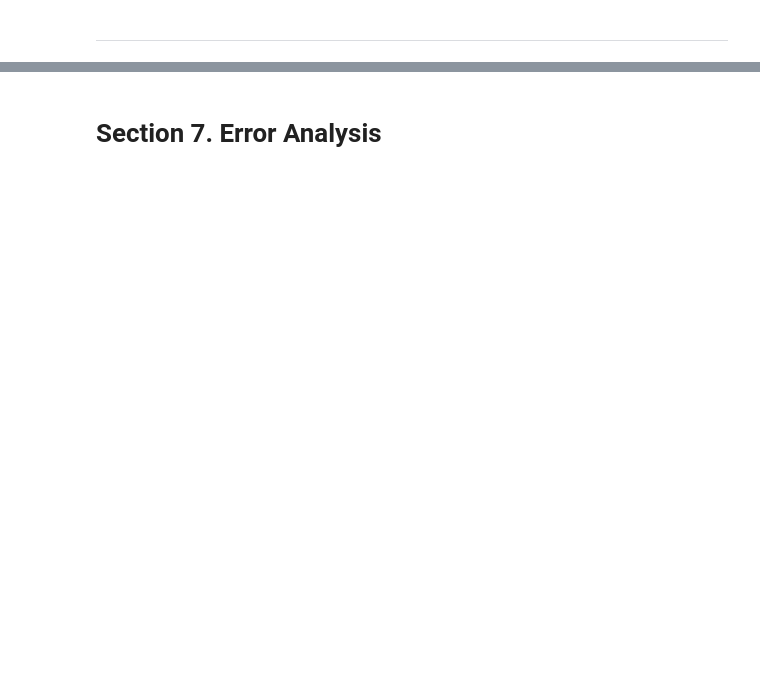
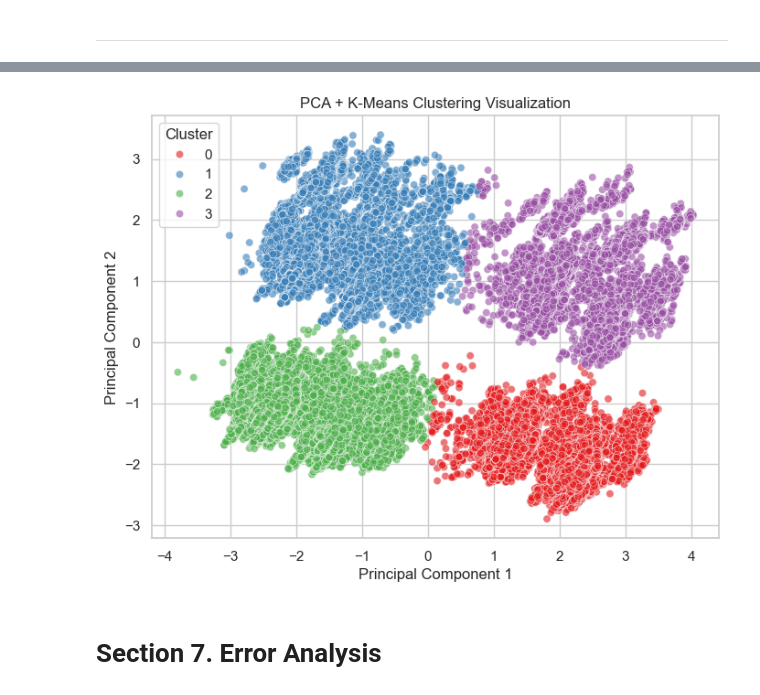
Before and after one commit to Waynes-Wu/stintsy-final-project, a Jupyter notebook: final.ipynb, the cells around one changed output, grey strips where cells are left out. Drawn from its saved outputs; the diff is of its cells as text; code cells hidden in the pictures; blank space fills up the shorter version.

```diff
--- a/final.ipynb
+++ b/final.ipynb
@@ -930,0 +715,18 @@ Top Features by Permutation Importance:
+# %%
+from sklearn.cluster import KMeans
+
+num_clusters = 4
+
+kmeans = KMeans(n_clusters=num_clusters, random_state=1, n_init=100)
+pca_pca_df['Cluster'] = kmeans.fit_predict(pca_pca)
+
+plt.figure(figsize=(8, 6))
+sns.scatterplot(x=pca_pca_df["PC1"], y=pca_pca_df["PC2"], hue=pca_pca_df["Cluster"], palette="Set1", alpha=0.6)
+
+plt.xlabel("Principal Component 1")
+plt.ylabel("Principal Component 2")
+plt.title("PCA + K-Means Clustering Visualization")
+plt.legend(title="Cluster")
+plt.show()
+# %% [output]
+[figure, added]
```
Also changed, not shown: parts of 94 cells of this notebook, 1 other file.
